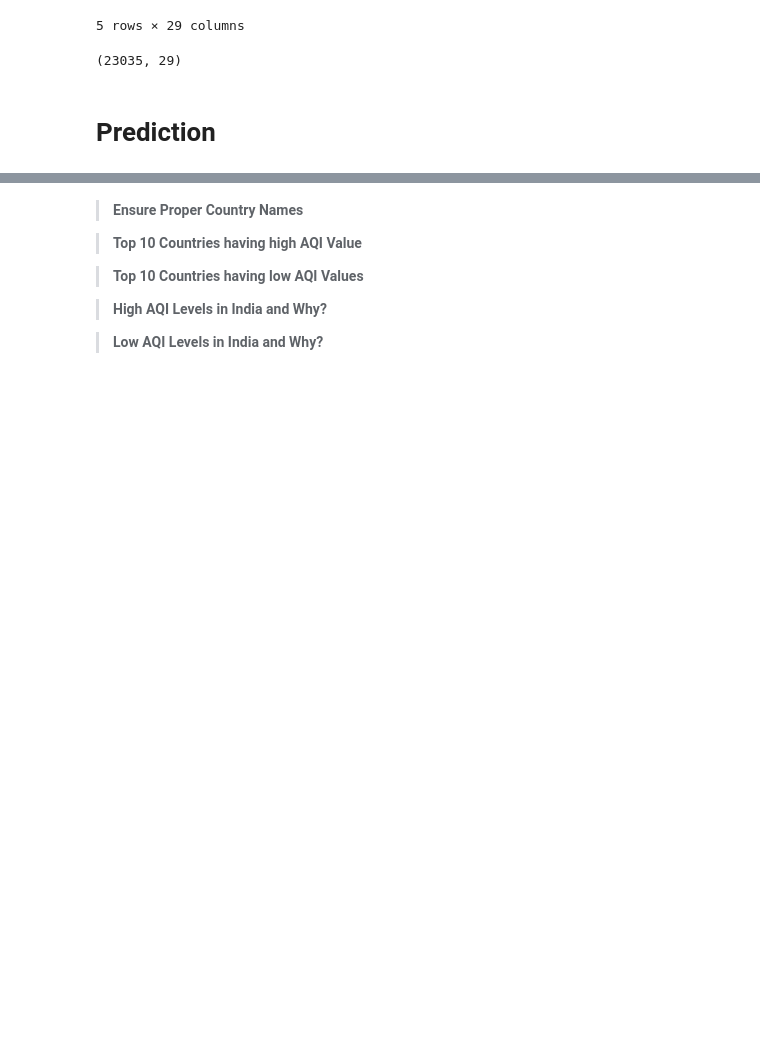
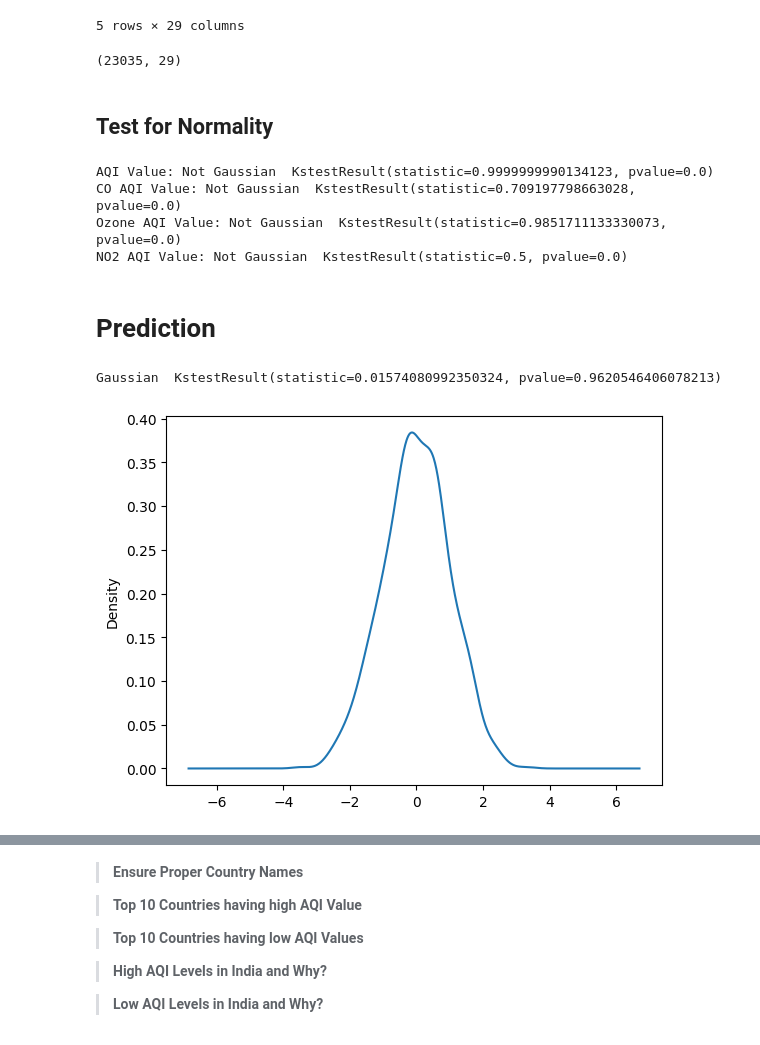
Before and after one commit to BSU04/Global-Air-Quality-Prediction, a Jupyter notebook: gap-eda.ipynb, the cells around one changed output, grey strips where cells are left out. Saved outputs shown, nothing was run; the diff lists cells and outputs as text; code cells hidden in the pictures; blank space fills up the shorter version.

```diff
--- a/gap-eda.ipynb
+++ b/gap-eda.ipynb
@@ -734,5 +735,17 @@ df.head()
 df.shape
 # %% [output]
 (23035, 29)
+# %% [markdown]
+## Test for Normality
+# %%
+colns = ["AQI Value","CO AQI Value","Ozone AQI Value","NO2 AQI Value"]
+from scipy.stats import kstest
+for i in colns:
+    print(f'{i}: {"Not Gaussian" if kstest(df[i].values,"norm")[1]<0.05 else "Gaussian"}  {kstest(df[i].values,"norm")}')
+# %% [output]
+AQI Value: Not Gaussian  KstestResult(statistic=0.9999999990134123, pvalue=0.0)
+CO AQI Value: Not Gaussian  KstestResult(statistic=0.709197798663028, pvalue=0.0)
+Ozone AQI Value: Not Gaussian  KstestResult(statistic=0.9851711133330073, pvalue=0.0)
+NO2 AQI Value: Not Gaussian  KstestResult(statistic=0.5, pvalue=0.0)
 # %% [markdown]
 # Prediction
@@ -739,2 +754,11 @@ df.shape
+# %%
+from scipy.stats import kstest
+np.random.seed(11)
+normal_dist = np.random.randn(1000)
+pd.Series(normal_dist).plot(kind="kde")
+print(f'{"Not Gaussian" if kstest(normal_dist,"norm")[1]<0.05 else "Gaussian"}  {kstest(normal_dist,"norm")}')
+# %% [output]
+Gaussian  KstestResult(statistic=0.01574080992350324, pvalue=0.9620546406078213)
+[figure, added]
 # %%
 # standardizing the columns
```
Also changed, not shown: parts of 10 cells of this notebook.
